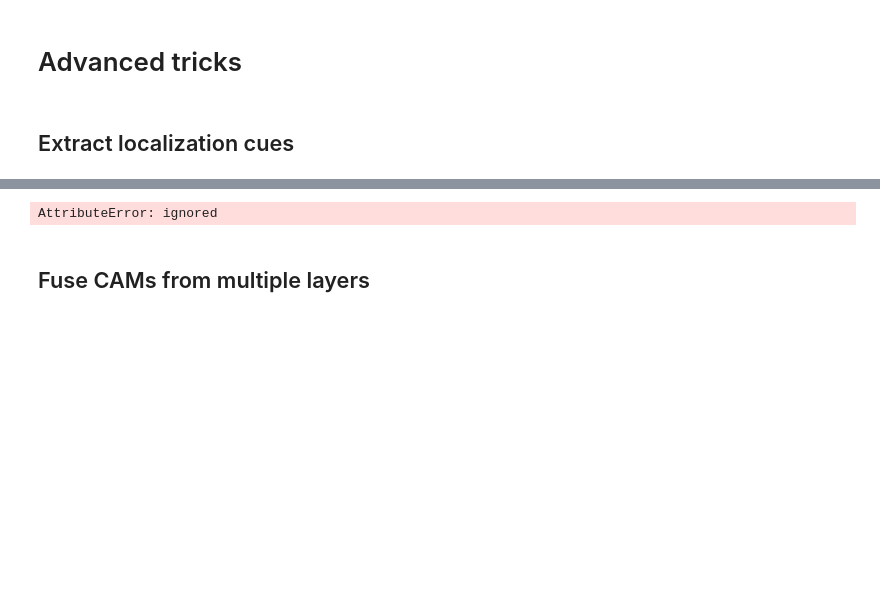
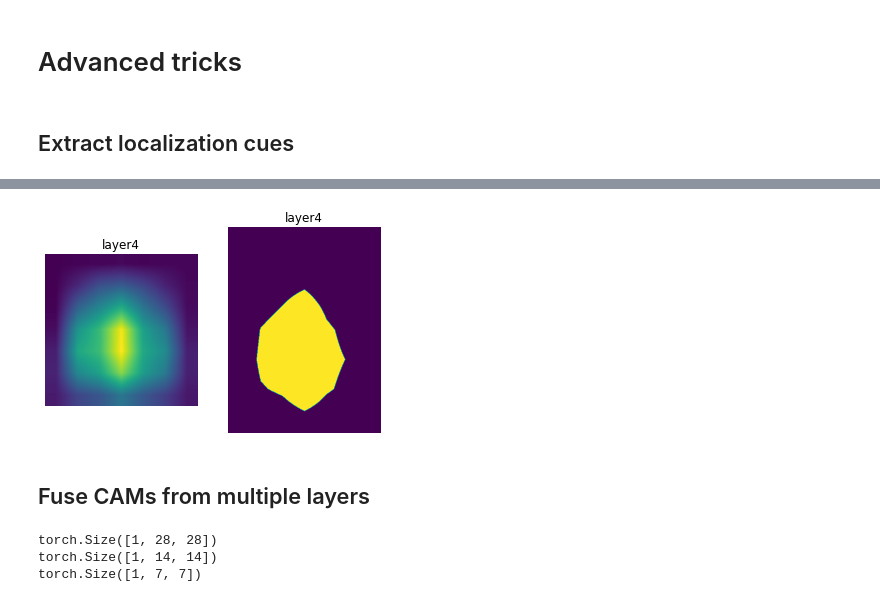
Before and after one commit to RubberSoul-l/rubber, a Jupyter notebook: CAM.ipynb, the cells around one changed output, grey strips where cells are left out. Cells and saved outputs as stored; diff of their text form; code cells hidden in the pictures; blank space fills up the shorter version.

```diff
--- a/CAM.ipynb
+++ b/CAM.ipynb
@@ -204,16 +205,16 @@ RuntimeError: ignored
 cams = cam_extractor(out.squeeze(0).argmax().item(), out)
 # %%
 # Resize it
-resized_cams = [resize(to_pil_image(cam.squeeze(0)), img.shape[-2:]) for cam in cams]
+resized_cams = [resize(to_pil_image(cam.squeeze(0)), rgbimg.shape[-2:]) for cam in cams]
 segmaps = [to_pil_image((resize(cam, img.shape[-2:]).squeeze(0) >= 0.5).to(dtype=torch.float32)) for cam in cams]
 # Plot it
 for name, cam, seg in zip(cam_extractor.target_names, resized_cams, segmaps):
   _, axes = plt.subplots(1, 2)
   axes[0].imshow(cam); axes[0].axis('off'); axes[0].set_title(name)
   axes[1].imshow(seg); axes[1].axis('off'); axes[1].set_title(name)
   plt.show()
 # %% [output]
-AttributeError: ignored
+[figure, added]
 # %%
 # Once you're finished, clear the hooks on your model
 cam_extractor.remove_hooks()
@@ -231,6 +232,10 @@ cams = cam_extractor(out.squeeze(0).argmax().item(), out)
 # This time, there are several CAMs
 for cam in cams:
   print(cam.shape)
+# %% [output]
+torch.Size([1, 28, 28])
+torch.Size([1, 14, 14])
+torch.Size([1, 7, 7])
 # %%
 # The raw CAM
 _, axes = plt.subplots(1, len(cam_extractor.target_names))
```
Also changed, not shown: parts of 3 cells of this notebook.
